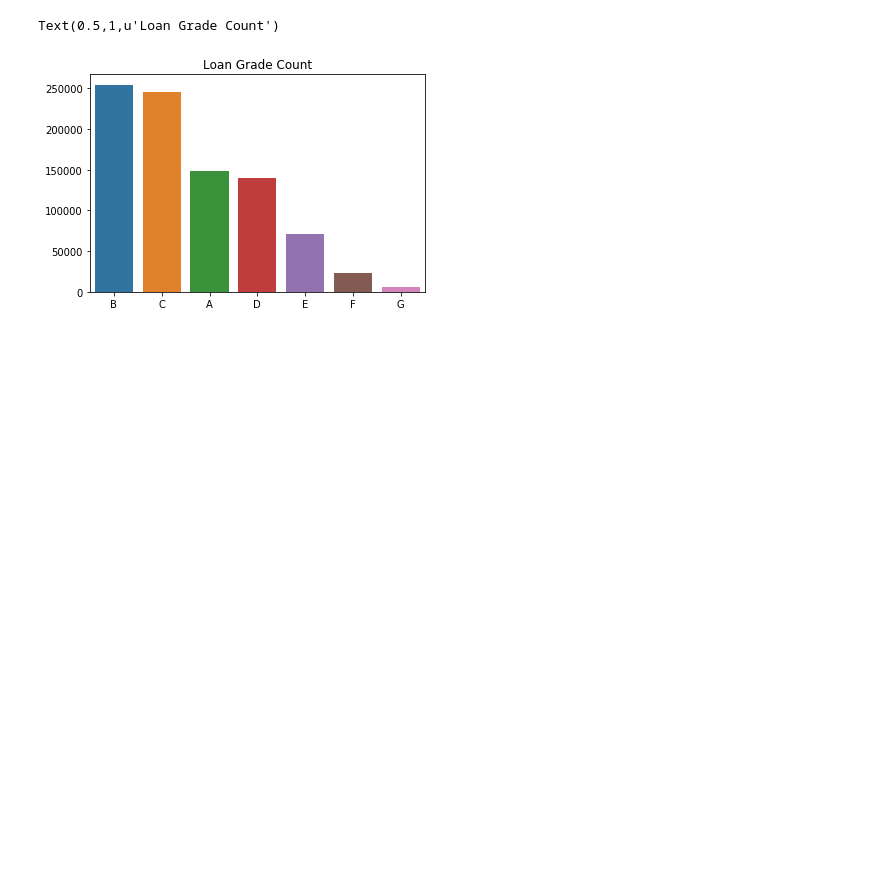
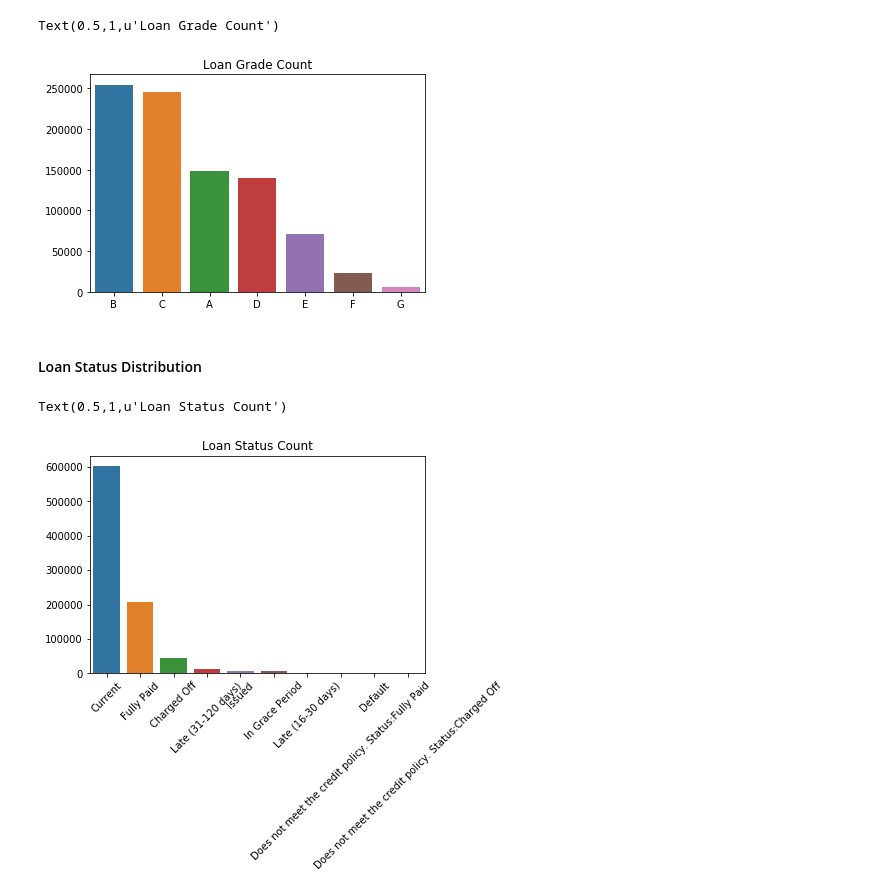
Before and after one commit to akshitvjain/LoanExtensionAnalysis, a Jupyter notebook: data_exploration.ipynb, the cells around one changed output. Cells and saved outputs as stored; diff of their text form; code cells hidden in the pictures; blank space fills up the shorter version.

```diff
--- a/data_exploration.ipynb
+++ b/data_exploration.ipynb
@@ -64,3 +64,13 @@ ax.set_title('Loan Grade Count')
 # %% [output]
 Text(0.5,1,u'Loan Grade Count')
 [figure]
+# %% [markdown]
+<h4> Loan Status Distribution </h4>
+# %%
+status_counts = df.loan_status.value_counts()
+ax = sns.barplot(status_counts.index, status_counts.values)
+ax.set_xticklabels(ax.get_xticklabels(), rotation=45)
+ax.set_title('Loan Status Count')
+# %% [output]
+Text(0.5,1,u'Loan Status Count')
+[figure, added]
```
Also changed, not shown: parts of 7 cells of this notebook.
